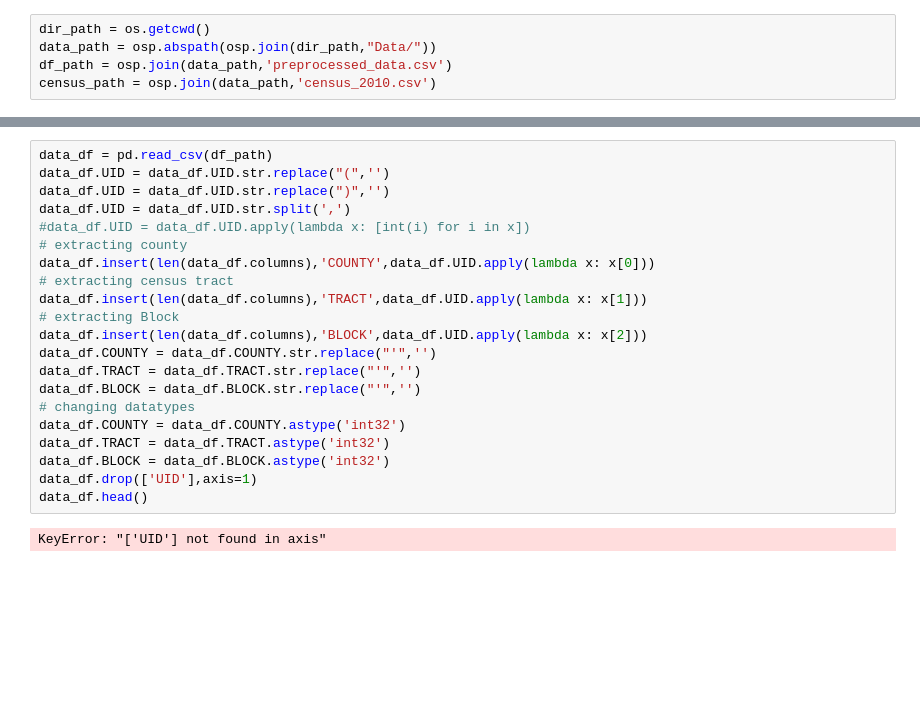
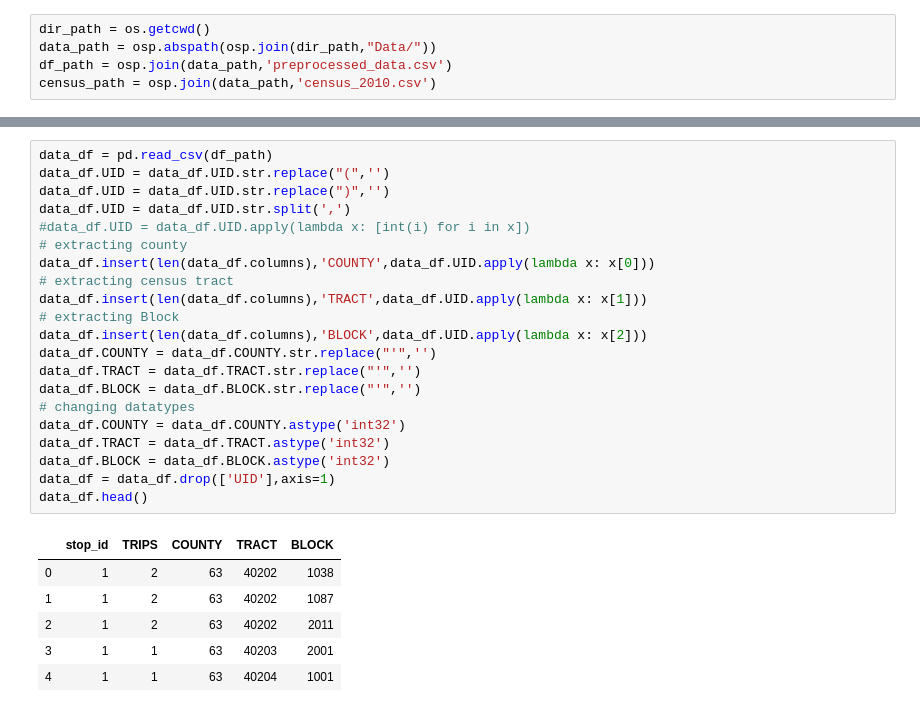
Before and after one commit to jemorgan1000/ML_Final_Project, a Jupyter notebook: Project_Modeling.ipynb, the cells around one changed output, grey strips where cells are left out. Drawn from its saved outputs; the diff is of its cells as text; blank space fills up the shorter version.

```diff
--- a/Project_Modeling.ipynb
+++ b/Project_Modeling.ipynb
@@ -27,23 +35,28 @@ census_df.head()
 # %%
 data_df = pd.read_csv(df_path)
 data_df.UID = data_df.UID.str.replace("(",'')
 data_df.UID = data_df.UID.str.replace(")",'')
 data_df.UID = data_df.UID.str.split(',')
 #data_df.UID = data_df.UID.apply(lambda x: [int(i) for i in x])
 # extracting county
 data_df.insert(len(data_df.columns),'COUNTY',data_df.UID.apply(lambda x: x[0]))
 # extracting census tract
 data_df.insert(len(data_df.columns),'TRACT',data_df.UID.apply(lambda x: x[1]))
 # extracting Block
 data_df.insert(len(data_df.columns),'BLOCK',data_df.UID.apply(lambda x: x[2]))
 data_df.COUNTY = data_df.COUNTY.str.replace("'",'')
 data_df.TRACT = data_df.TRACT.str.replace("'",'')
 data_df.BLOCK = data_df.BLOCK.str.replace("'",'')
 # changing datatypes
 data_df.COUNTY = data_df.COUNTY.astype('int32')
 data_df.TRACT = data_df.TRACT.astype('int32')
 data_df.BLOCK = data_df.BLOCK.astype('int32')
-data_df.drop(['UID'],axis=1)
+data_df = data_df.drop(['UID'],axis=1)
 data_df.head()
 # %% [output]
-KeyError: "['UID'] not found in axis"
+|  | stop_id | TRIPS | COUNTY | TRACT | BLOCK |
+| 0 | 1 | 2 | 63 | 40202 | 1038 |
+| 1 | 1 | 2 | 63 | 40202 | 1087 |
+| 2 | 1 | 2 | 63 | 40202 | 2011 |
+| 3 | 1 | 1 | 63 | 40203 | 2001 |
+| 4 | 1 | 1 | 63 | 40204 | 1001 |
```
Also changed, not shown: parts of 14 cells of this notebook.
